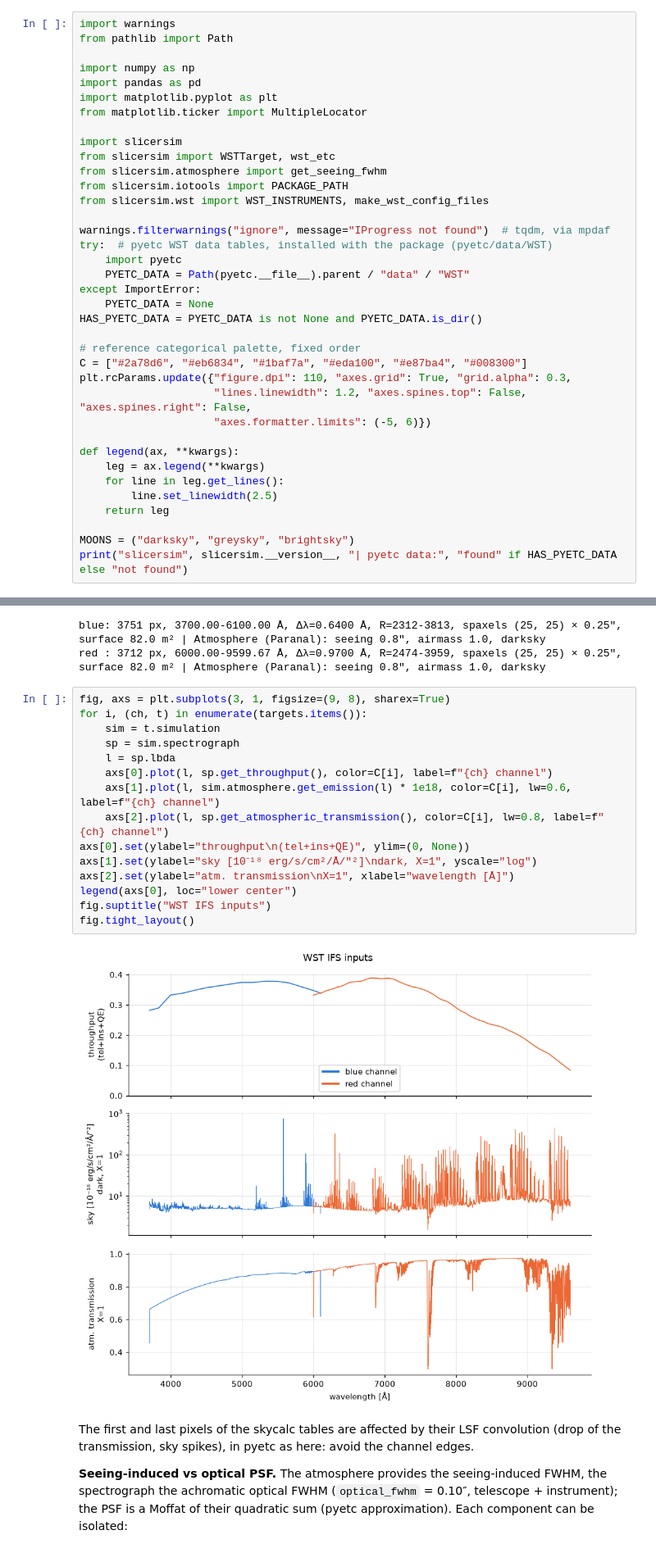
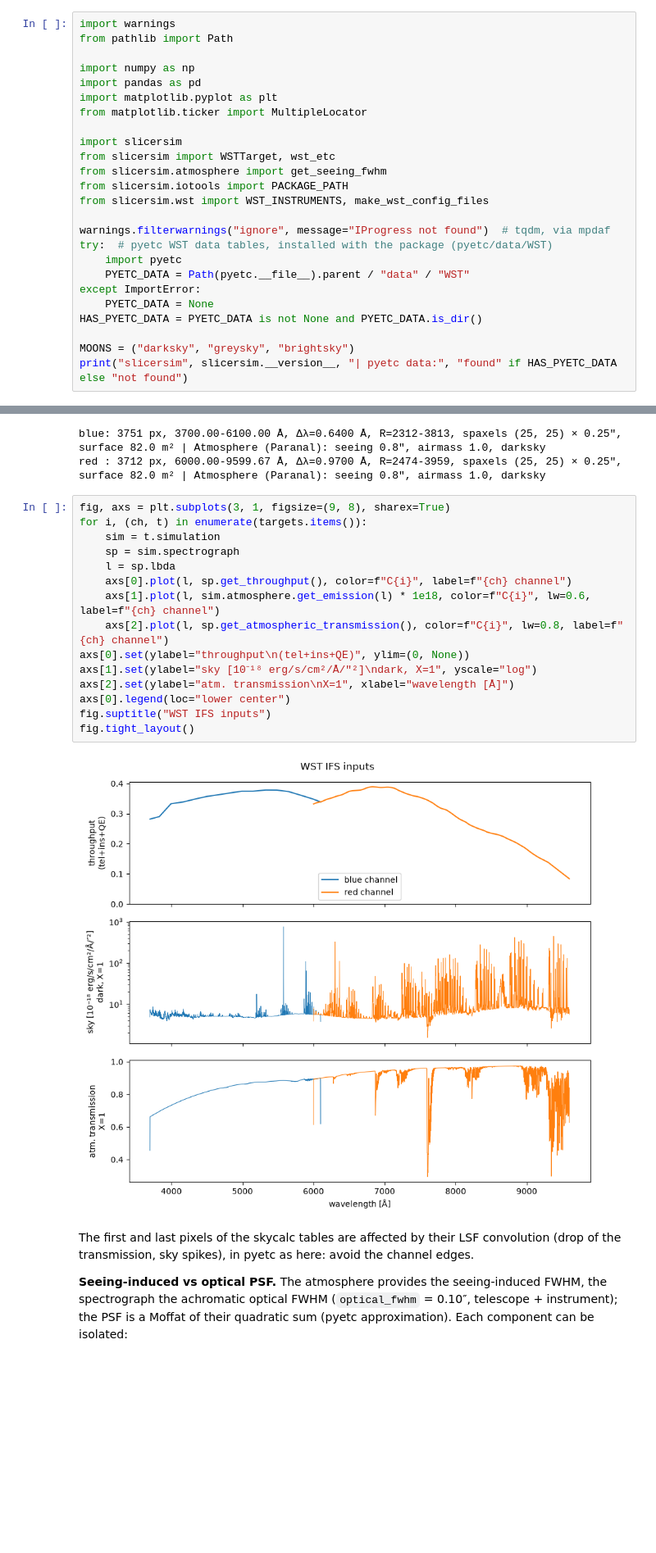
Before and after one commit to MickaelRigault/slicersim, a Jupyter notebook: docs/notebooks/wst_ifs_modes.ipynb, the cells around one changed output, grey strips where cells are left out. Shown at 82% size. Drawn from its saved outputs; the diff is of its cells as text; blank space fills up the shorter version.

```diff
--- a/docs/notebooks/wst_ifs_modes.ipynb
+++ b/docs/notebooks/wst_ifs_modes.ipynb
@@ -55,18 +55,6 @@ except ImportError:
     PYETC_DATA = None
 HAS_PYETC_DATA = PYETC_DATA is not None and PYETC_DATA.is_dir()
 
-# reference categorical palette, fixed order
-C = ["#2a78d6", "#eb6834", "#1baf7a", "#eda100", "#e87ba4", "#008300"]
-plt.rcParams.update({"figure.dpi": 110, "axes.grid": True, "grid.alpha": 0.3,
-                     "lines.linewidth": 1.2, "axes.spines.top": False, "axes.spines.right": False,
-                     "axes.formatter.limits": (-5, 6)})
-
-def legend(ax, **kwargs):
-    leg = ax.legend(**kwargs)
-    for line in leg.get_lines():
-        line.set_linewidth(2.5)
-    return leg
-
 MOONS = ("darksky", "greysky", "brightsky")
 print("slicersim", slicersim.__version__, "| pyetc data:", "found" if HAS_PYETC_DATA else "not found")
 # %% [output]
@@ -190,20 +178,20 @@ red : 3712 px, 6000.00-9599.67 Å, Δλ=0.9700 Å, R=2474-3959, spaxels (25, 25)
 # %%
 fig, axs = plt.subplots(3, 1, figsize=(9, 8), sharex=True)
 for i, (ch, t) in enumerate(targets.items()):
     sim = t.simulation
     sp = sim.spectrograph
     l = sp.lbda
-    axs[0].plot(l, sp.get_throughput(), color=C[i], label=f"{ch} channel")
-    axs[1].plot(l, sim.atmosphere.get_emission(l) * 1e18, color=C[i], lw=0.6, label=f"{ch} channel")
-    axs[2].plot(l, sp.get_atmospheric_transmission(), color=C[i], lw=0.8, label=f"{ch} channel")
+    axs[0].plot(l, sp.get_throughput(), color=f"C{i}", label=f"{ch} channel")
+    axs[1].plot(l, sim.atmosphere.get_emission(l) * 1e18, color=f"C{i}", lw=0.6, label=f"{ch} channel")
+    axs[2].plot(l, sp.get_atmospheric_transmission(), color=f"C{i}", lw=0.8, label=f"{ch} channel")
 axs[0].set(ylabel="throughput\n(tel+ins+QE)", ylim=(0, None))
 axs[1].set(ylabel="sky [10⁻¹⁸ erg/s/cm²/Å/″²]\ndark, X=1", yscale="log")
 axs[2].set(ylabel="atm. transmission\nX=1", xlabel="wavelength [Å]")
-legend(axs[0], loc="lower center")
+axs[0].legend(loc="lower center")
 fig.suptitle("WST IFS inputs")
 fig.tight_layout()
 # %% [output]
-[figure, old version]
+[figure, new version]
 # %% [markdown]
 The first and last pixels of the skycalc tables are affected by their LSF convolution
 (drop of the transmission, sky spikes), in pyetc as here: avoid the channel edges.
```
Also changed, not shown: parts of 6 cells of this notebook.
